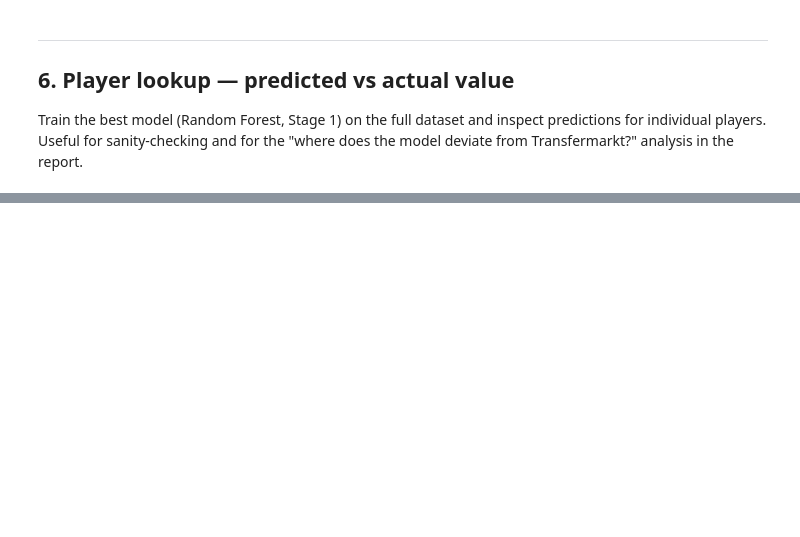
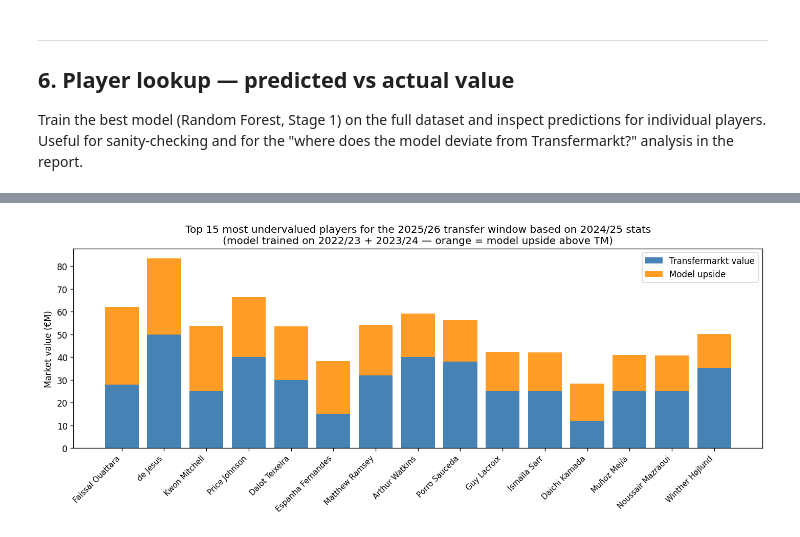
Before and after one commit to DennisJohansson423/football-market-value-prediction, a Jupyter notebook: notebooks/analysis.ipynb, the cells around one changed output, grey strips where cells are left out. Drawn from its saved outputs; the diff is of its cells as text; code cells hidden in the pictures; blank space fills up the shorter version.

Commit message:
feat: add SHAP, transfer fee benchmark, player predictor and fix cache delay

```diff
--- a/notebooks/analysis.ipynb
+++ b/notebooks/analysis.ipynb
@@ -60,7 +60,7 @@ We query by **team** (not by league) to avoid the free-tier page-3 cap on the le
 from src.ingest import load_transfermarkt, fetch_api_football
 
 tm = load_transfermarkt()
-api_players = fetch_api_football(seasons=[2022])  # add 2023, 2024 once fetched
+api_players = fetch_api_football(seasons=[2022, 2023, 2024])
 
 print(f"Transfermarkt — clubs: {len(tm.clubs)}  players: {len(tm.players)}  "
       f"valuations: {len(tm.valuations)}  transfers: {len(tm.transfers)}")
@@ -406,0 +665,22 @@ result
+# %%
+top15 = undervalued.head(15)
+
+fig, ax = plt.subplots(figsize=(12, 5))
+x = range(len(top15))
+ax.bar(x, top15['TM value (€M)'], label='Transfermarkt value', color='steelblue')
+ax.bar(x, top15['undervalued by (€M)'], bottom=top15['TM value (€M)'],
+       label='Model upside', color='darkorange', alpha=0.85)
+
+ax.set_xticks(list(x))
+ax.set_xticklabels(
+    [' '.join(n.split()[-2:]) for n in top15['name']],
+    rotation=45, ha='right', fontsize=9
+)
+ax.set_ylabel('Market value (€M)')
+ax.set_title('Top 15 most undervalued players for the 2025/26 transfer window based on 2024/25 stats\n'
+             '(model trained on 2022/23 + 2023/24 — orange = model upside above TM)')
+ax.legend()
+plt.tight_layout()
+plt.show()
+# %% [output]
+[figure, added]
```
Also changed, not shown: parts of 24 cells of this notebook, 4 other files.
